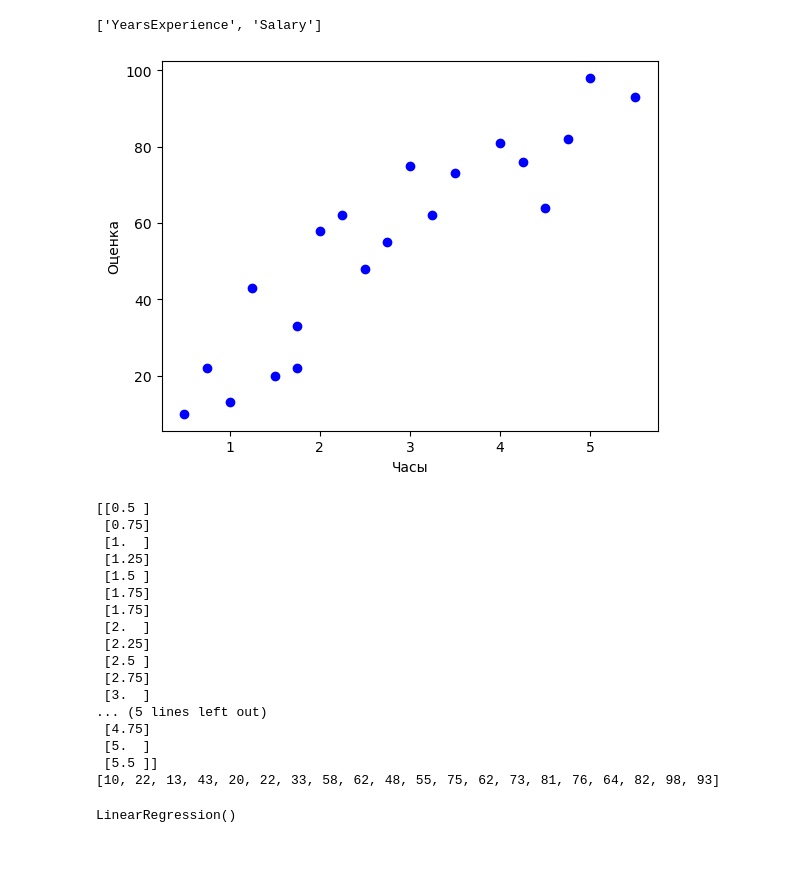
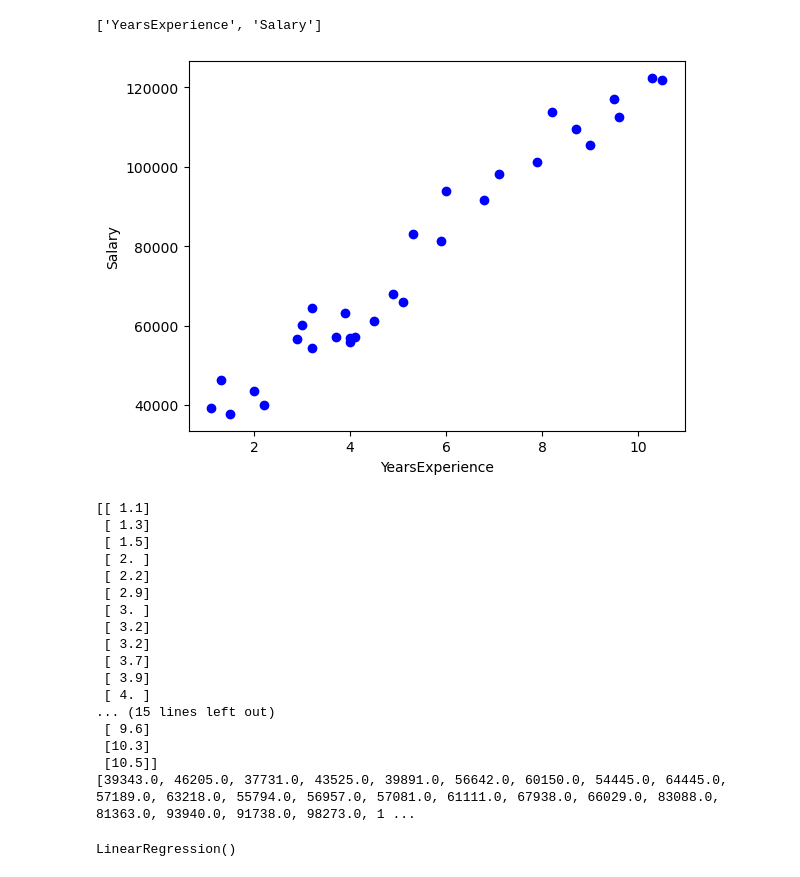
Before and after one commit to Ghukii/AI, a Jupyter notebook: Тетрадь_4/Zakharov_A_Workbook4.ipynb, the cells around one changed output. Drawn from its saved outputs; the diff is of its cells as text; code cells hidden in the pictures.

```diff
--- a/Тетрадь_4/Zakharov_A_Workbook4.ipynb
+++ b/Тетрадь_4/Zakharov_A_Workbook4.ipynb
@@ -213,35 +213,35 @@ dataset.columns.tolist()
 # %% [output]
 ['YearsExperience', 'Salary']
 # %%
-plt.scatter(dataset["YearsExperience"], dataset["Оценка"], color='b')
+plt.scatter(dataset["YearsExperience"], dataset["Salary"], color='b')
 plt.xlabel("YearsExperience")
-plt.ylabel("Оценка")
+plt.ylabel("Salary")
 plt.show()
 # %% [output]
-[figure, old version]
+[figure, new version]
 # %%
 x = dataset.iloc[:, : -1].values
-y = dataset["Оценка"].tolist()
+y = dataset["Salary"].tolist()
 print(x)
 print(y)
 # %% [output]
-[[0.5 ]
- [0.75]
- [1.  ]
- [1.25]
- [1.5 ]
- [1.75]
- [1.75]
- [2.  ]
- [2.25]
- [2.5 ]
- [2.75]
- [3.  ]
-... (5 lines left out)
- [4.75]
- [5.  ]
- [5.5 ]]
-[10, 22, 13, 43, 20, 22, 33, 58, 62, 48, 55, 75, 62, 73, 81, 76, 64, 82, 98, 93]
+[[ 1.1]
+ [ 1.3]
+ [ 1.5]
+ [ 2. ]
+ [ 2.2]
+ [ 2.9]
+ [ 3. ]
+ [ 3.2]
+ [ 3.2]
+ [ 3.7]
+ [ 3.9]
+ [ 4. ]
+... (15 lines left out)
+ [ 9.6]
+ [10.3]
+ [10.5]]
+[39343.0, 46205.0, 37731.0, 43525.0, 39891.0, 56642.0, 60150.0, 54445.0, 64445.0, 57189.0, 63218.0, 55794.0, 56957.0, 57081.0, 61111.0, 67938.0, 66029.0, 83088.0, 81363.0, 93940.0, 91738.0, 98273.0, 1 ...
 # %%
 X_train, X_test, Y_train, Y_test = train_test_split(x, y, test_size = 0.2, random_state=0)
 # %%
```
Also changed, not shown: parts of 4 cells of this notebook.
